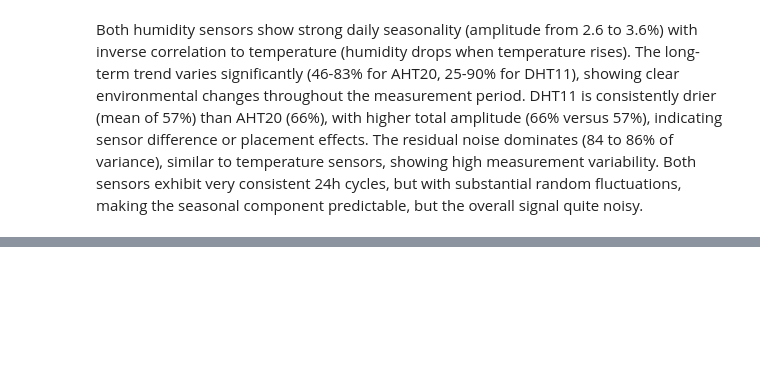
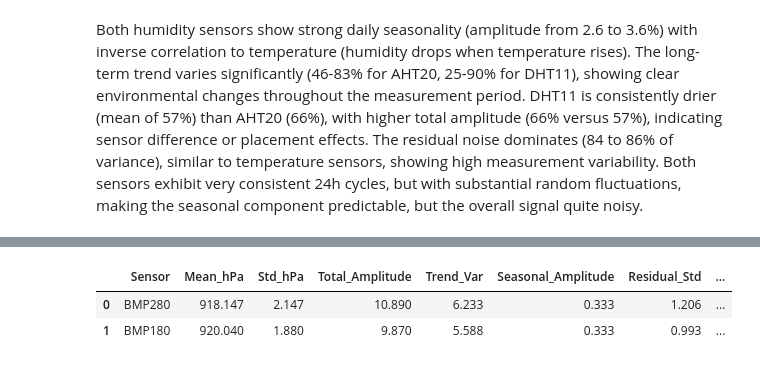
Before and after one commit to JonasSouza871/PolySense-Station-, a Jupyter notebook: Data_Analysis/Time_Series_Decomposition/Time_Series_Decomposition.ipynb, the cells around one changed output, grey strips where cells are left out. Saved outputs shown, nothing was run; the diff lists cells and outputs as text; code cells hidden in the pictures; blank space fills up the shorter version.

```diff
--- a/Data_Analysis/Time_Series_Decomposition/Time_Series_Decomposition.ipynb
+++ b/Data_Analysis/Time_Series_Decomposition/Time_Series_Decomposition.ipynb
@@ -354,0 +416,41 @@ Both humidity sensors show strong daily seasonality (amplitude from 2.6 to 3.6%)
+# %%
+import pandas as pd
+import numpy as np
+from statsmodels.tsa.seasonal import seasonal_decompose
+
+metrics = [] #saves evaluation metrics
+
+for col in press_cols: #for each sensor
+    if df[col].dropna().shape[0] < 2 * period:
+        continue
+    decomposition = seasonal_decompose(df[col].dropna(), model='additive', period=period)#pressure series for each sensor
+    #decomposition values
+    obs = decomposition.observed
+    trend = decomposition.trend
+    season = decomposition.seasonal
+    resid = decomposition.resid
+    #adds to the metrics vector created above
+    metrics.append({
+        'Sensor': col.replace('Press_', '').replace('_hPa', ''),
+        'Mean_hPa': obs.mean(),
+        'Std_hPa': obs.std(),
+        'Total_Amplitude': obs.max() - obs.min(),
+        'Trend_Var': trend.max() - trend.min(),
+        'Seasonal_Amplitude': season.max() - season.min(),
+        'Residual_Std': resid.std(),
+        'Residual_Max': resid.abs().max(),
+        '%_Trend_Var': (trend.var() / obs.var()) * 100,
+        '%_Seasonal_Var': (season.var() / obs.var()) * 100,
+        '%_Residual_Var': (resid.var() / obs.var()) * 100,
+    })
+df_metrics = pd.DataFrame(metrics)#dataframe for metrics
+
+#creates display table
+pd.set_option('display.max_columns', None)
+pd.set_option('display.width', None)
+pd.set_option('display.float_format', '{:.3f}'.format)
+display(df_metrics)# Display complete table
+# %% [output]
+|  | Sensor | Mean_hPa | Std_hPa | Total_Amplitude | Trend_Var | Seasonal_Amplitude | Residual_Std | ... |
+| 0 | BMP280 | 918.147 | 2.147 | 10.890 | 6.233 | 0.333 | 1.206 | ... |
+| 1 | BMP180 | 920.040 | 1.880 | 9.870 | 5.588 | 0.333 | 0.993 | ... |
```
Also changed, not shown: parts of 5 cells of this notebook.
